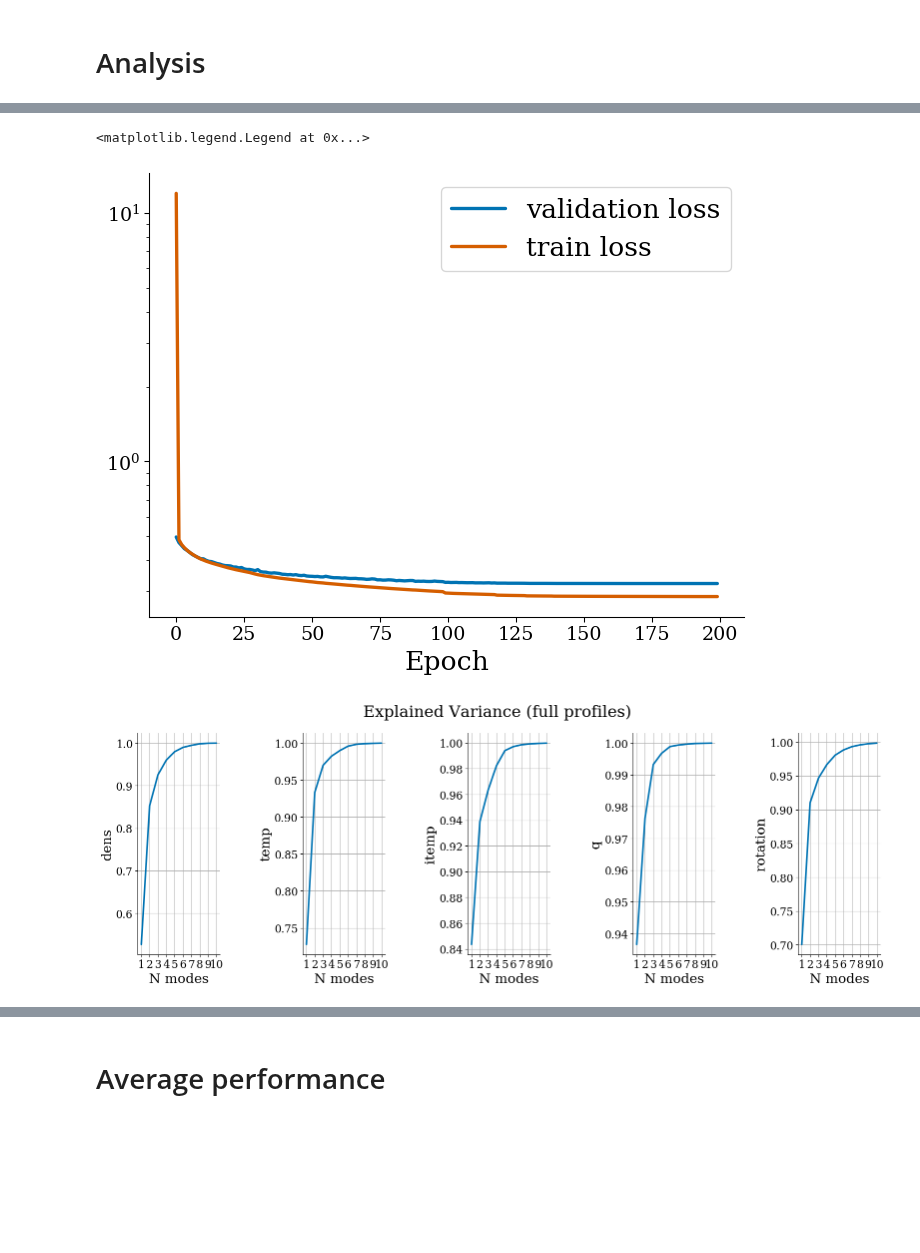
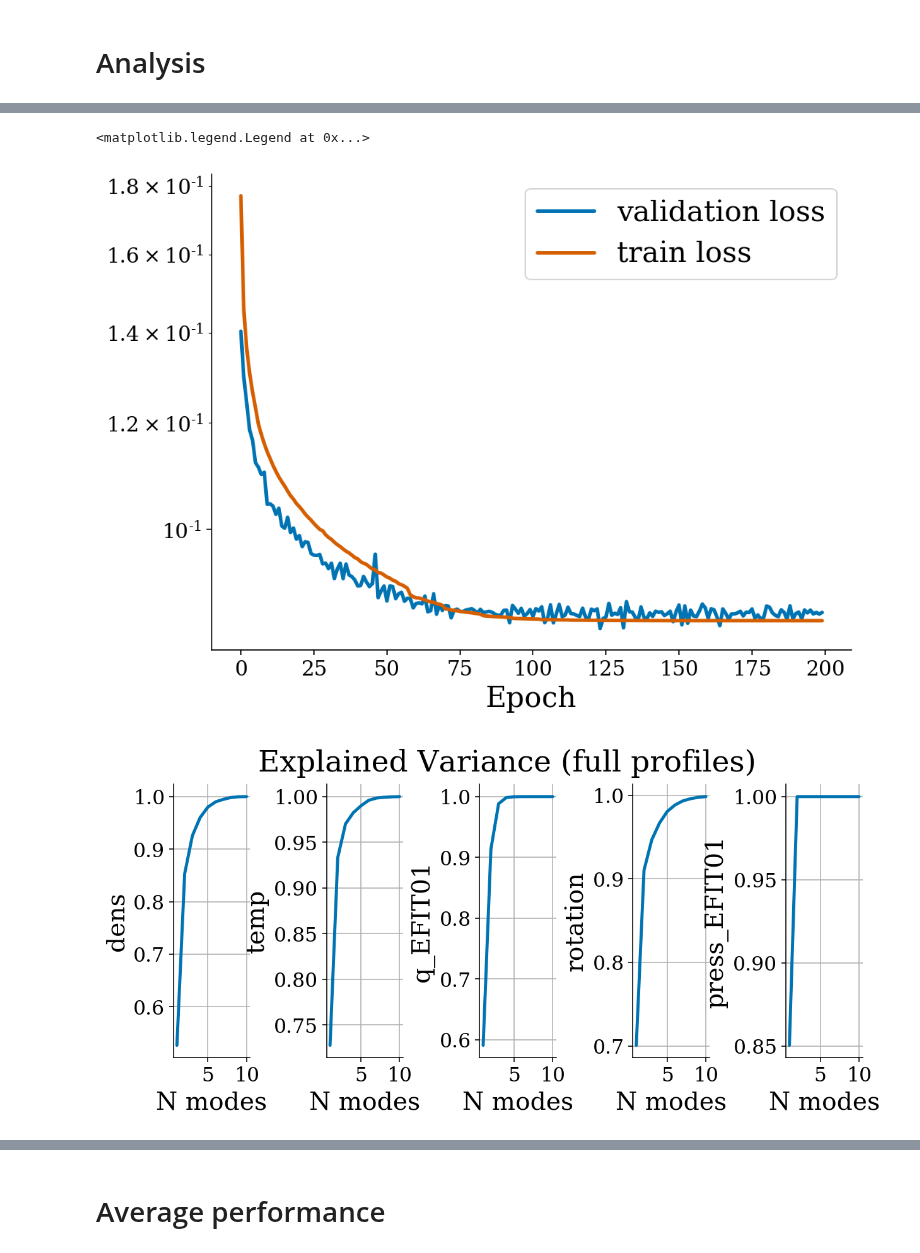
Before and after one commit to PlasmaControl/plasma-profile-predictor, a Jupyter notebook: notebooks/plots_for_paper.ipynb, the cells around one changed output, grey strips where cells are left out. Cells and saved outputs as stored; diff of their text form; code cells hidden in the pictures; blank space fills up the shorter version.

```diff
--- a/notebooks/plots_for_paper.ipynb
+++ b/notebooks/plots_for_paper.ipynb
@@ -69,7 +71,7 @@ rcParams['mathtext.fontset'] = 'cm'
 rcParams['font.size'] = 12
 rcParams['figure.facecolor'] = (1,1,1,1)
 rcParams['figure.figsize'] = (16,8)
-rcParams['figure.dpi'] = 96
+rcParams['figure.dpi'] = 141
 rcParams['axes.spines.top'] = False
 rcParams['axes.spines.right'] = False
 rcParams['axes.labelsize'] =  'large'
@@ -80,7 +82,12 @@ rcParams['lines.dash_capstyle'] = 'round'
 rcParams['lines.dash_joinstyle'] = 'round'
 rcParams['xtick.labelsize'] = 'large'
 rcParams['ytick.labelsize'] = 'large'
-
+# rcParams['text.usetex']=True
 color_cycle = cycler(color=colorblind_colors)
 dash_cycle = cycler(dashes=dashes)
 rcParams['axes.prop_cycle'] =  color_cycle
+
+labelsize=10
+ticksize=8
+for i,c in enumerate(colorblind_colors):
+    plt.plot((i)*np.ones(5),c=c)
@@ -87,12 +96,14 @@ rcParams['axes.prop_cycle'] =  color_cycle
 # %% [markdown]
 # Analysis
 # %%
-# file_path='/home/jabbate/run_results_12_11/model-conv2d_profiles-dens-temp-q_EFIT01-rotation-press_EFIT01_act-curr_target-pinj-tinj-target_density-bt_targ-dens-temp-q_EFIT01-rotation-press_EFIT01_profLB-0_actLB-6_ftop-True_11Dec19-18-30_Scenario-12.h5'
-#file_path='/home/wconlin/run_results_12_2_real/model-conv2d_profiles-dens-temp-itemp-q-rotation_act-target_density-pinj-tinj-curr_target_targ-dens-temp-itemp-q-rotation_profLB-0_actLB-6_ftop-True_28Jan20-19-43_Scenario-10.h5'
-base_path = os.path.expanduser('~/run_results_01_28/')
-files = [foo for foo in os.listdir(base_path) if foo.endswith('.h5')]
-file_path=base_path+files[6]
-file_path = '/home/wconlin/run_results_01_31/model-conv2d_profiles-dens-temp-itemp-q-rotation_act-target_density-pinj-tinj-curr_target_targ-dens-temp-itemp-q-rotation_profLB-0_actLB-6_ftop-True_01Feb20-14-47_Scenario-.h5'
+"""THIS IS THE ONE FROM THE PAPER AS OF 3/5"""
+file_path='/home/jabbate/run_results_12_11/model-conv2d_profiles-dens-temp-q_EFIT01-rotation-press_EFIT01_act-curr_target-pinj-tinj-target_density-bt_targ-dens-temp-q_EFIT01-rotation-press_EFIT01_profLB-0_actLB-6_ftop-True_11Dec19-18-30_Scenario-12.h5'
+
+# base_path = os.path.expanduser('~/run_results_02_13/')
+# model_path = 'model-conv2d_profiles-dens-temp-itemp-q-rotation_act-target_density-pinj-tinj-curr_target_targ-dens-temp-itemp-q-rotation_profLB-0_actLB-6_ftop-True_15Feb20-20-16_Scenario-62.h5'
+# file_path = base_path + model_path
+
+
 model = keras.models.load_model(file_path, compile=False)
 print('loaded model: ' + file_path.split('/')[-1])
 file_path = file_path[:-3] + '_params.pkl'
@@ -173,7 +168,7 @@ ax.legend(fontsize=20)
 # fig.savefig('training.png')
 # %% [output]
 <matplotlib.legend.Legend at 0x...>
-[figure, old version]
+[figure, new version]
 # %%
 denormed_traindata=helpers.normalization.denormalize(traindata.copy(),scenario['normalization_dict'])
 # %%
@@ -193,28 +188,28 @@ with open(os.path.expanduser('~/plasma-profile-predictor/pca_delta_kernels.pkl')
 # %%
 """plot explained variance"""
 
 ylabels = profiles #['$n_e$','$T_e$','$q$','$\Omega$','$P$']
 
-fig, axes = plt.subplots(1,len(profiles),sharey=False,figsize=(20,6))
+fig, axes = plt.subplots(1,len(profiles),sharey=False,figsize=(10,4))
 for j,profile in enumerate(profiles):
     pca=full_pca_fitter[profile]
     ax = axes[j]
 
     ax.plot(np.arange(1,pca.n_components+1),np.cumsum(pca.explained_variance_ratio_))
     ax.set_ylabel(ylabels[j],size=20)
     ax.set_xlabel('N modes', size=20)
-    ax.set_xticks(np.arange(1,pca.n_components+1))
+#     ax.set_xticks(np.arange(1,pca.n_components+1))
     ax.grid()
     ax.tick_params(axis='both', which='both', labelsize=16)
 #     ax.set_yscale('log')
 
 #     ax.set_ylim((10**-3,100))
 #     ax.axhline(0,c='k')
 fig.suptitle('Explained Variance (full profiles)', size=24)
 plt.subplots_adjust(wspace=1.0)
 # fig.savefig('explained_variance.png')
 # %% [output]
-[figure, old version]
+[figure, new version]
 # %%
 """plot full pca modes"""
 
```
Also changed, not shown: parts of 63 cells of this notebook, 44 other files.
